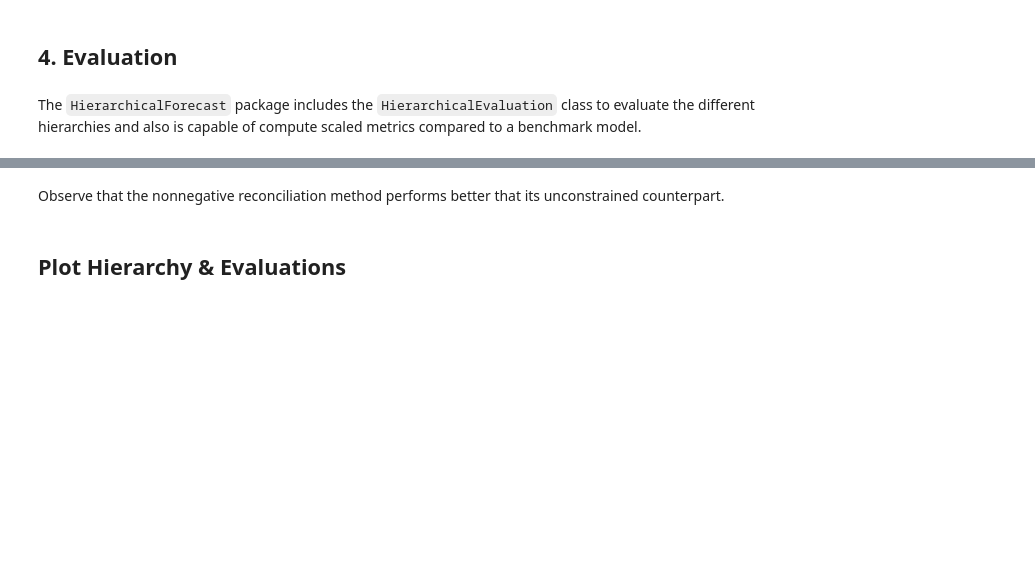
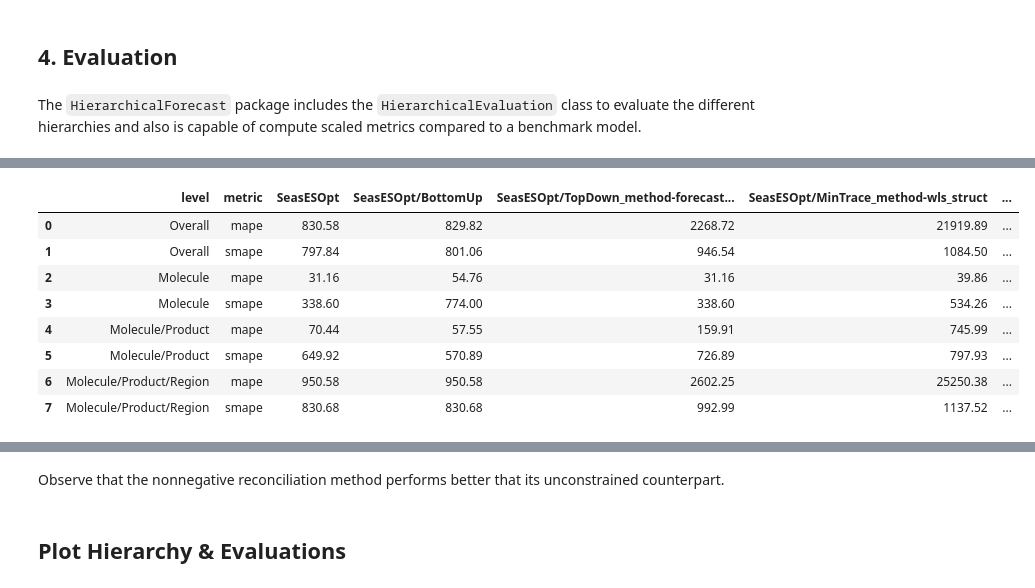
Before and after one commit to ariellubonja/hierarchical-time-series, a Jupyter notebook: hierarchical_ts_testing.ipynb, the cells around one changed output, grey strips where cells are left out. Saved outputs shown, nothing was run; the diff lists cells and outputs as text; code cells hidden in the pictures; blank space fills up the shorter version.

```diff
--- a/hierarchical_ts_testing.ipynb
+++ b/hierarchical_ts_testing.ipynb
@@ -480,0 +507,13 @@ evaluation_ETS
+# %%
+evaluation_SeasESOpt = evaluation[['level','metric']+[c for c in evaluation.columns if "SeasESOpt" in c]]
+evaluation_SeasESOpt
+# %% [output]
+|  | level | metric | SeasESOpt | SeasESOpt/BottomUp | SeasESOpt/TopDown_method-forecast... | SeasESOpt/MinTrace_method-wls_struct | ... |
+| 0 | Overall | mape | 830.58 | 829.82 | 2268.72 | 21919.89 | ... |
+| 1 | Overall | smape | 797.84 | 801.06 | 946.54 | 1084.50 | ... |
+| 2 | Molecule | mape | 31.16 | 54.76 | 31.16 | 39.86 | ... |
+| 3 | Molecule | smape | 338.60 | 774.00 | 338.60 | 534.26 | ... |
+| 4 | Molecule/Product | mape | 70.44 | 57.55 | 159.91 | 745.99 | ... |
+| 5 | Molecule/Product | smape | 649.92 | 570.89 | 726.89 | 797.93 | ... |
+| 6 | Molecule/Product/Region | mape | 950.58 | 950.58 | 2602.25 | 25250.38 | ... |
+| 7 | Molecule/Product/Region | smape | 830.68 | 830.68 | 992.99 | 1137.52 | ... |
```
Also changed, not shown: parts of 41 cells of this notebook.
